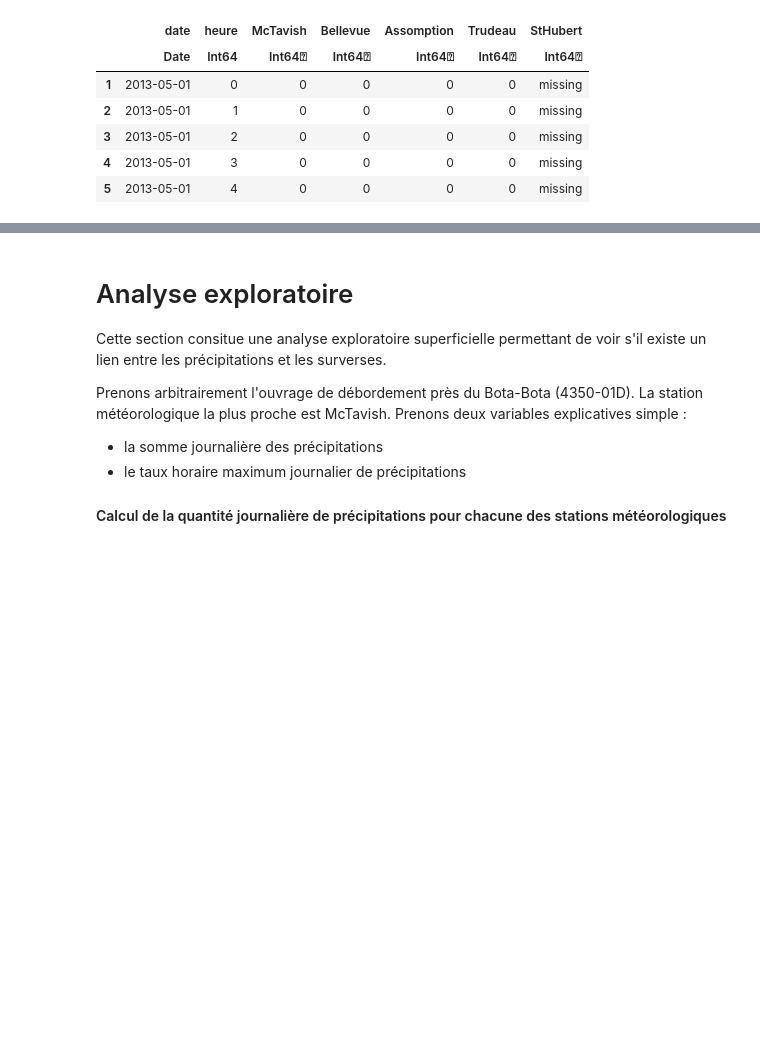
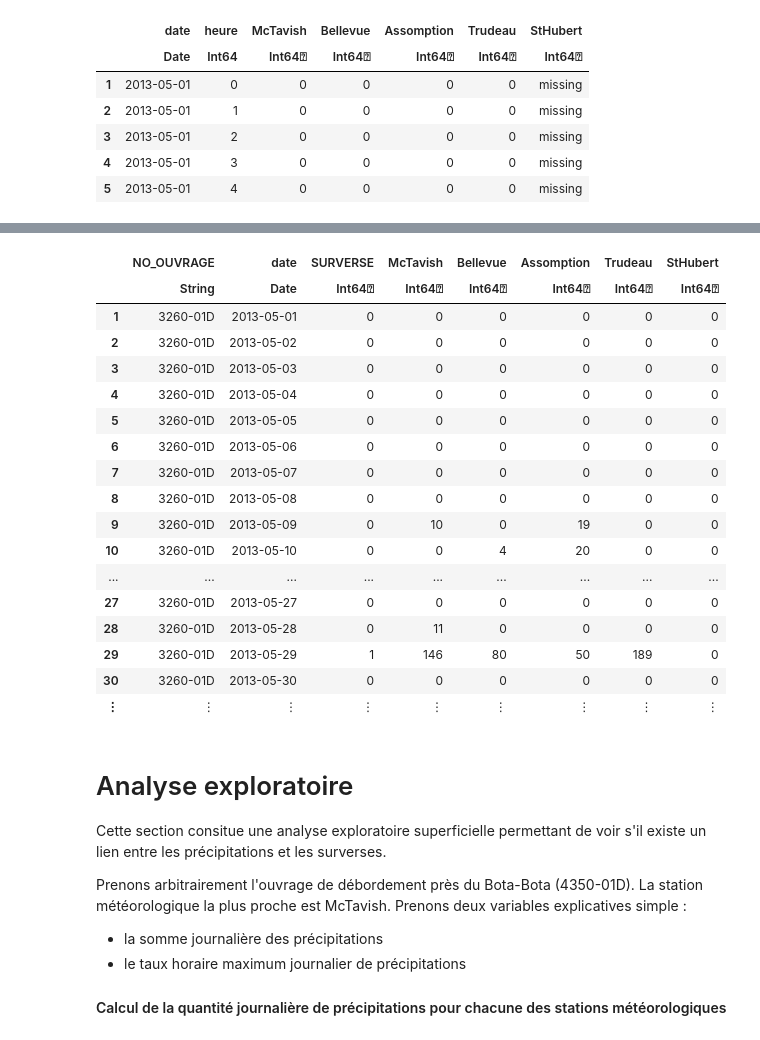
Before and after one commit to thien-ng/MTH3302, a Jupyter notebook: ProjetA19.ipynb, the cells around one changed output, grey strips where cells are left out. Saved outputs shown, nothing was run; the diff lists cells and outputs as text; code cells hidden in the pictures; blank space fills up the shorter version.

```diff
--- a/ProjetA19.ipynb
+++ b/ProjetA19.ipynb
@@ -259,0 +287,67 @@ end
+# %%
+# Variable explicative
+# x1 = Quantite de pluie journalier
+# x2 = taux horaire maximale
+
+# Faire la somme des precipitations par rapport a la date
+precip = by(data_precipitations, :date,  McTavish = :McTavish=>sum, Bellevue = :Bellevue=>sum,
+           Assomption = :Assomption=>sum, Trudeau = :Trudeau=>sum, StHubert = :StHubert=>sum)
+
+# Remplacer les valeurs manquantes par des 0
+raison = coalesce.(precip, 0)
+precip = raison
+
+# 1) 3260-01D
+# 2) 3350-07D
+# 3) 4240-01D
+# 4) 4350-01D
+# 5) 4380-01D
+ouvrage1 = "3260-01D"
+ouvrage2 = "3350-07D"
+ouvrage3 = "4240-01D"
+ouvrage4 = "4350-01D"
+ouvrage5 = "4380-01D"
+
+test_df_surve1 = filter(row -> row.NO_OUVRAGE == ouvrage1, test)
+test_df_surve2 = filter(row -> row.NO_OUVRAGE == ouvrage2, test)
+test_df_surve3 = filter(row -> row.NO_OUVRAGE == ouvrage3, test)
+test_df_surve4 = filter(row -> row.NO_OUVRAGE == ouvrage4, test)
+test_df_surve5 = filter(row -> row.NO_OUVRAGE == ouvrage5, test)
+
+test_dfs = [test_df_surve1, test_df_surve2, test_df_surve3, test_df_surve4, test_df_surve5]
+
+for i = 1:length(dfs)
+   rename!(test_dfs[i], Symbol("DATE")=>:date)
+end
+
+enhanced_surverse = join(df_surve1, precip, on=:date, kind=:left)
+
+# McTavish   = enhanced_surverse[:,:McTavish]
+# Bellevue   = enhanced_surverse[:,:Bellevue]
+# Assomption = enhanced_surverse[:,:Assomption]
+# Trudeau    = enhanced_surverse[:,:Trudeau]
+# StHubert   = enhanced_surverse[:,:StHubert]
+
+# n = length(McTavish)
+
+# x₁ = zeros(n)
+# x₂ = zeros(n)
+# x₃ = zeros(n)
+# x₄ = zeros(n)
+# x₅ = zeros(n)
+
+# # Les conditions des if-else devront etre change pour des valeurs plus concrets
+# for i = 1:n
+#     if McTavish[i] > 130
+#         x₁[i] = 1
+#     elseif Bellevue[i] > 130
+#         x₂[i] = 1
+#     elseif Assomption[i] > 130
+#         x₃[i] = 1
+#     elseif Trudeau[i] > 130
+#         x₄[i] = 1
+#     elseif StHubert[i] > 130
+#         x₅[i] = 1
+#     end
+# end
+# %% [output]
@@ -260,3 +355,21 @@ end
+|  | NO_OUVRAGE | date | SURVERSE | McTavish | Bellevue | Assomption | Trudeau | StHubert |
+|  | String | Date | Int64⍰ | Int64⍰ | Int64⍰ | Int64⍰ | Int64⍰ | Int64⍰ |
+| 1 | 3260-01D | 2013-05-01 | 0 | 0 | 0 | 0 | 0 | 0 |
+| 2 | 3260-01D | 2013-05-02 | 0 | 0 | 0 | 0 | 0 | 0 |
+| 3 | 3260-01D | 2013-05-03 | 0 | 0 | 0 | 0 | 0 | 0 |
+| 4 | 3260-01D | 2013-05-04 | 0 | 0 | 0 | 0 | 0 | 0 |
+| 5 | 3260-01D | 2013-05-05 | 0 | 0 | 0 | 0 | 0 | 0 |
+| 6 | 3260-01D | 2013-05-06 | 0 | 0 | 0 | 0 | 0 | 0 |
+| 7 | 3260-01D | 2013-05-07 | 0 | 0 | 0 | 0 | 0 | 0 |
+| 8 | 3260-01D | 2013-05-08 | 0 | 0 | 0 | 0 | 0 | 0 |
+| 9 | 3260-01D | 2013-05-09 | 0 | 10 | 0 | 19 | 0 | 0 |
+| 10 | 3260-01D | 2013-05-10 | 0 | 0 | 4 | 20 | 0 | 0 |
+| ... | ... | ... | ... | ... | ... | ... | ... | ... |
+| 27 | 3260-01D | 2013-05-27 | 0 | 0 | 0 | 0 | 0 | 0 |
+| 28 | 3260-01D | 2013-05-28 | 0 | 11 | 0 | 0 | 0 | 0 |
+| 29 | 3260-01D | 2013-05-29 | 1 | 146 | 80 | 50 | 189 | 0 |
+| 30 | 3260-01D | 2013-05-30 | 0 | 0 | 0 | 0 | 0 | 0 |
+| ⋮ | ⋮ | ⋮ | ⋮ | ⋮ | ⋮ | ⋮ | ⋮ | ⋮ |
 # %% [markdown]
 # Analyse exploratoire
 
```
Also changed, not shown: parts of 6 cells of this notebook.
